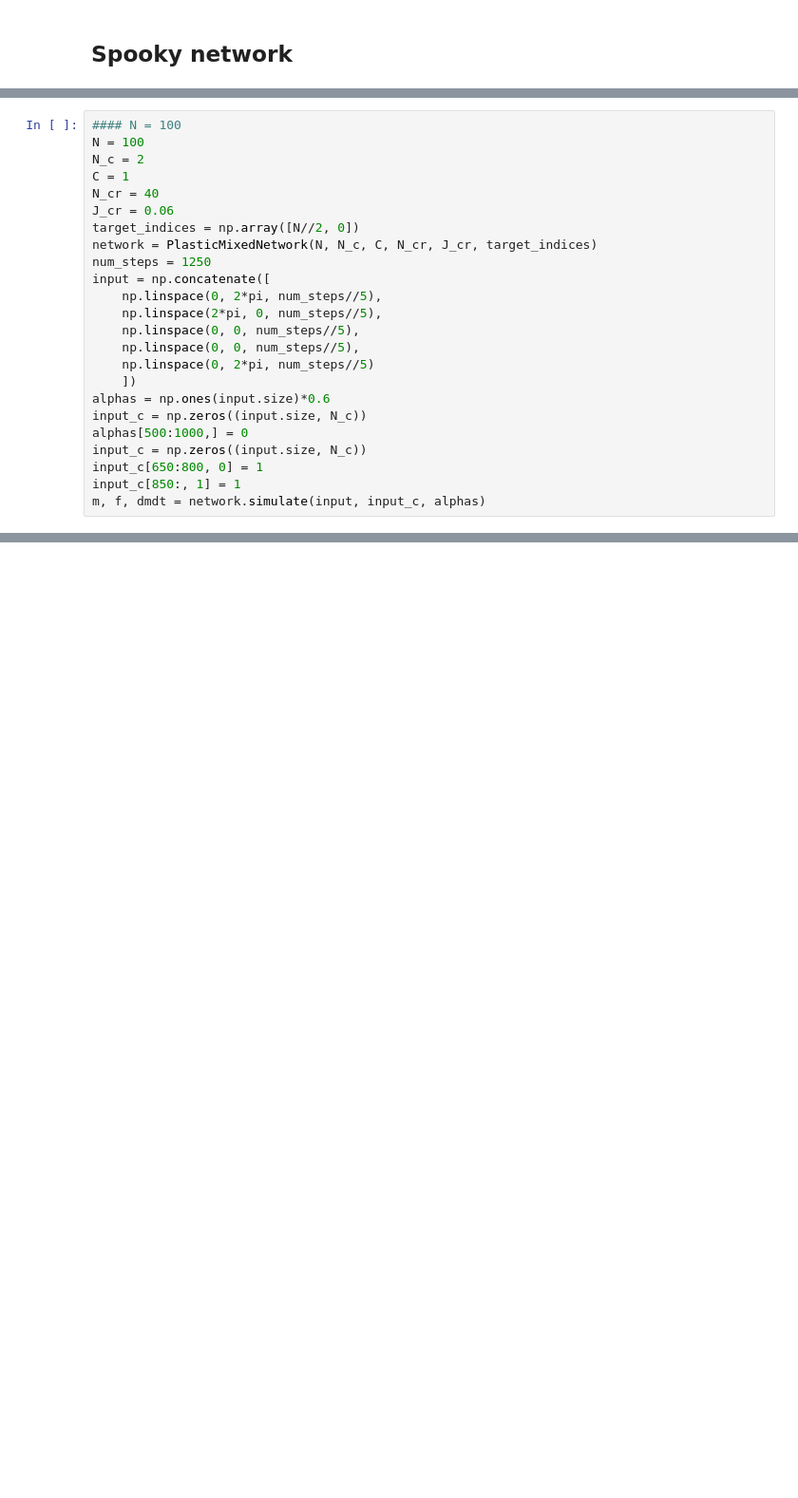
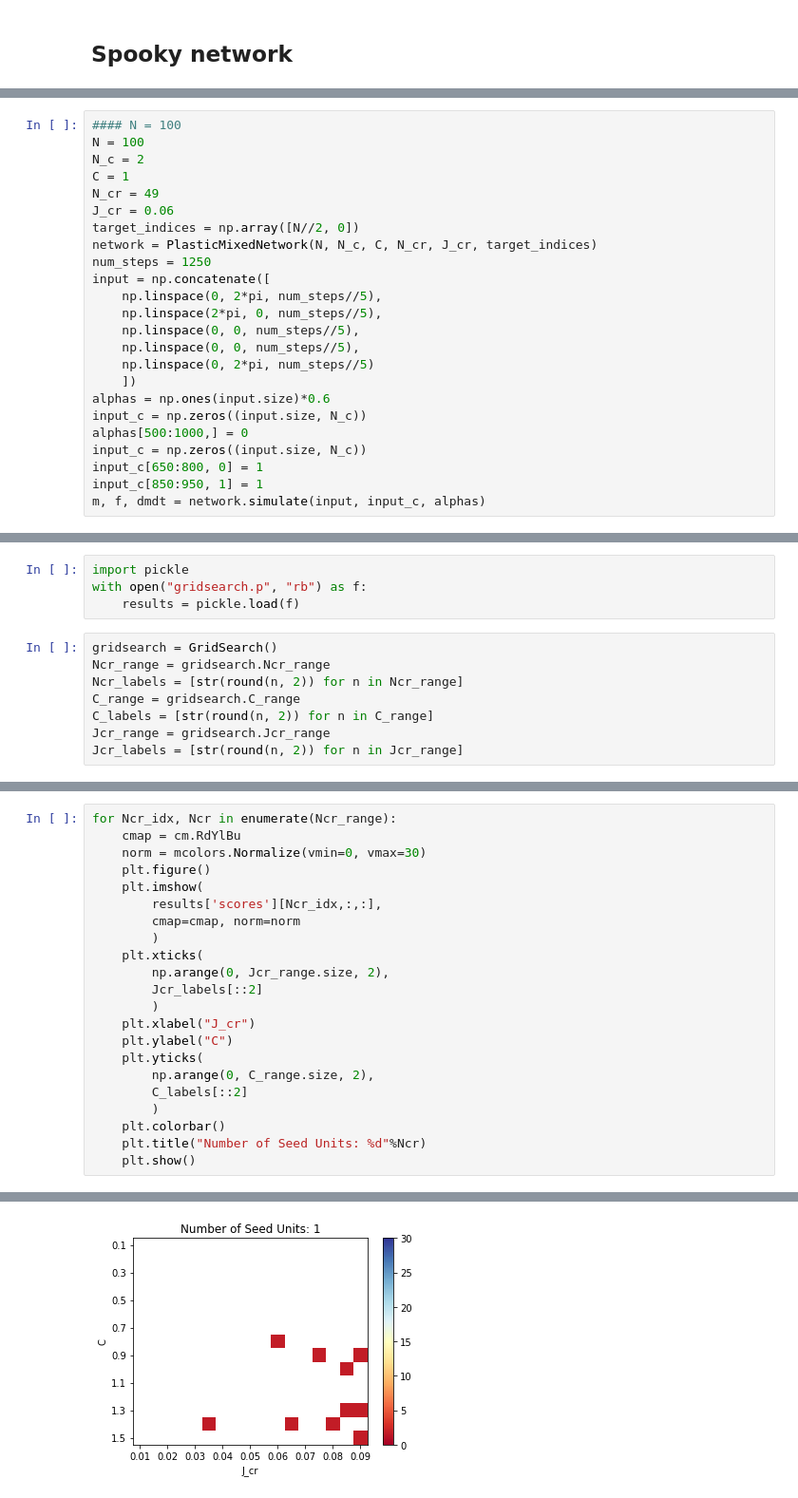
Before and after one commit to chingf/hf-memory-model, a Jupyter notebook: 01-17-run-network.ipynb, the cells around one changed output, grey strips where cells are left out. Shown: that part at 95% size. Drawn from its saved outputs; the diff is of its cells as text; blank space fills up the shorter version.

```diff
--- a/01-17-run-network.ipynb
+++ b/01-17-run-network.ipynb
@@ -114,7 +118,7 @@ plotmaker.plot_main(input, alphas, f, input_c, target_indices)
 N = 100
 N_c = 2
 C = 1
-N_cr = 40
+N_cr = 49
 J_cr = 0.06
 target_indices = np.array([N//2, 0])
 network = PlasticMixedNetwork(N, N_c, C, N_cr, J_cr, target_indices)
@@ -131,6 +135,6 @@ input_c = np.zeros((input.size, N_c))
 alphas[500:1000,] = 0
 input_c = np.zeros((input.size, N_c))
 input_c[650:800, 0] = 1
-input_c[850:, 1] = 1
+input_c[850:950, 1] = 1
 m, f, dmdt = network.simulate(input, input_c, alphas)
 # %%
@@ -139,0 +148,12 @@ plotmaker.plot_main(input, alphas, f, input_c, target_indices)
+# %%
+import pickle
+with open("gridsearch.p", "rb") as f:
+    results = pickle.load(f)
+# %%
+gridsearch = GridSearch()
+Ncr_range = gridsearch.Ncr_range
+Ncr_labels = [str(round(n, 2)) for n in Ncr_range]
+C_range = gridsearch.C_range
+C_labels = [str(round(n, 2)) for n in C_range]
+Jcr_range = gridsearch.Jcr_range
+Jcr_labels = [str(round(n, 2)) for n in Jcr_range]
@@ -139,0 +162,23 @@ plotmaker.plot_main(input, alphas, f, input_c, target_indices)
+# %%
+for Ncr_idx, Ncr in enumerate(Ncr_range):
+    cmap = cm.RdYlBu
+    norm = mcolors.Normalize(vmin=0, vmax=30)
+    plt.figure()
+    plt.imshow(
+        results['scores'][Ncr_idx,:,:],
+        cmap=cmap, norm=norm
+        )
+    plt.xticks(
+        np.arange(0, Jcr_range.size, 2),
+        Jcr_labels[::2]
+        )
+    plt.xlabel("J_cr")
+    plt.ylabel("C")
+    plt.yticks(
+        np.arange(0, C_range.size, 2),
+        C_labels[::2]
+        )
+    plt.colorbar()
+    plt.title("Number of Seed Units: %d"%Ncr)
+    plt.show()
+# %% [output]
@@ -139,0 +186 @@ plotmaker.plot_main(input, alphas, f, input_c, target_indices)
+[figure, added]
```
Also changed, not shown: parts of 14 cells of this notebook, 4 other files.
